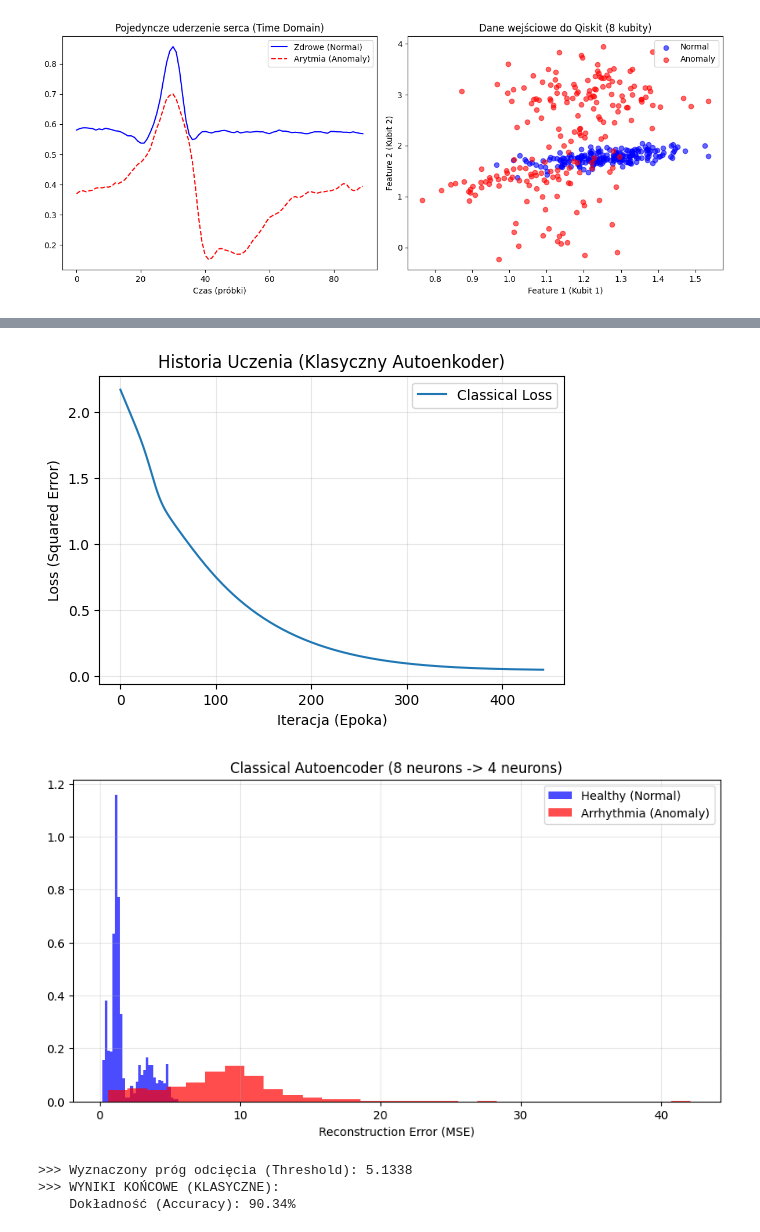
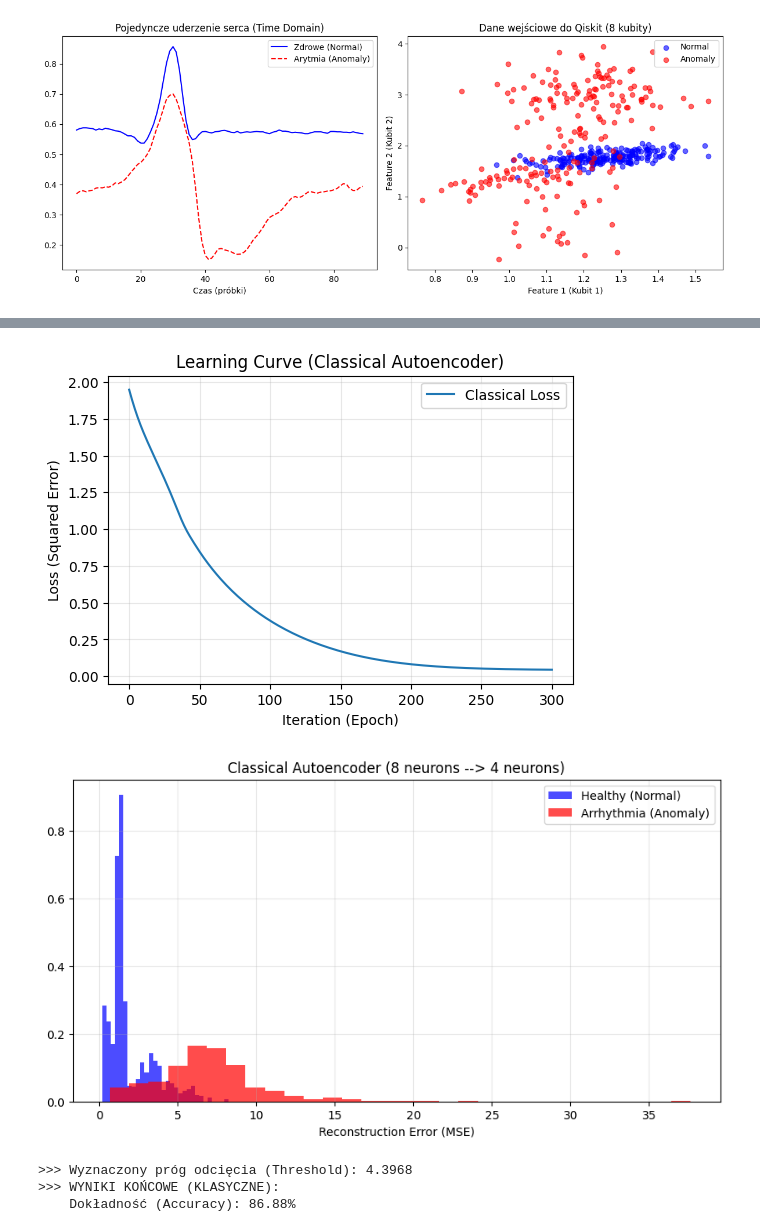
Before and after one commit to marcelbiezunski/quantum_ecg_autoencoder, a Jupyter notebook: autoencoder_baseline.ipynb, the cells around one changed output, grey strips where cells are left out. Drawn from its saved outputs; the diff is of its cells as text; code cells hidden in the pictures.

```diff
--- a/autoencoder_baseline.ipynb
+++ b/autoencoder_baseline.ipynb
@@ -235,7 +235,7 @@ GOTOWE! Możesz teraz uruchomić skrypt z Qiskit.
 # %%
 # --- KONFIGURACJA (Taka sama jak w Quantum) ---
 INPUT_DIM = 8       # Odpowiednik 8 kubitów
-HIDDEN_DIM = 2      # Odpowiednik kompresji
+HIDDEN_DIM = 4      # Odpowiednik kompresji
 LIMIT_SAMPLES = 600 # Zmień na 100, 300, 600 w kolejnych testach
 
 print(f">>> START: KLASYCZNY AUTOENKODER (Input: {INPUT_DIM} -> Hidden: {HIDDEN_DIM} -> Output: {INPUT_DIM})")
@@ -274,8 +274,8 @@ print(f"    Końcowy Loss: {autoencoder.loss_curve_[-1]:.6f}")
 # WIZUALIZACJA PROCESU UCZENIA (LOSS)
 plt.figure(figsize=(6, 4))
 plt.plot(autoencoder.loss_curve_, label='Classical Loss')
-plt.title("Historia Uczenia (Klasyczny Autoenkoder)")
-plt.xlabel("Iteracja (Epoka)")
+plt.title("Learning Curve (Classical Autoencoder)")
+plt.xlabel("Iteration (Epoch)")
 plt.ylabel("Loss (Squared Error)")
 plt.grid(alpha=0.3)
 plt.legend()
@@ -295,7 +295,7 @@ mse_anomaly = get_reconstruction_error(test_anomaly)
 plt.figure(figsize=(10, 5))
 plt.hist(mse_normal, bins=30, alpha=0.7, color='blue', label='Healthy (Normal)', density=True)
 plt.hist(mse_anomaly, bins=30, alpha=0.7, color='red', label='Arrhythmia (Anomaly)', density=True)
-plt.title(f"Classical Autoencoder (8 neurons -> 4 neurons)")
+plt.title(f"Classical Autoencoder (8 neurons --> 4 neurons)")
 plt.xlabel("Reconstruction Error (MSE)")
 plt.legend()
 plt.grid(alpha=0.3)
@@ -349,5 +349,5 @@ plt.show()
-[figure, old version]
+[figure, new version]
-[figure, old version]
+[figure, new version]
->>> Wyznaczony próg odcięcia (Threshold): 5.1338
+>>> Wyznaczony próg odcięcia (Threshold): 4.3968
 >>> WYNIKI KOŃCOWE (KLASYCZNE):
-    Dokładność (Accuracy): 90.34%
+    Dokładność (Accuracy): 86.88%
```
Also changed, not shown: parts of 2 cells of this notebook, 8 other files.
